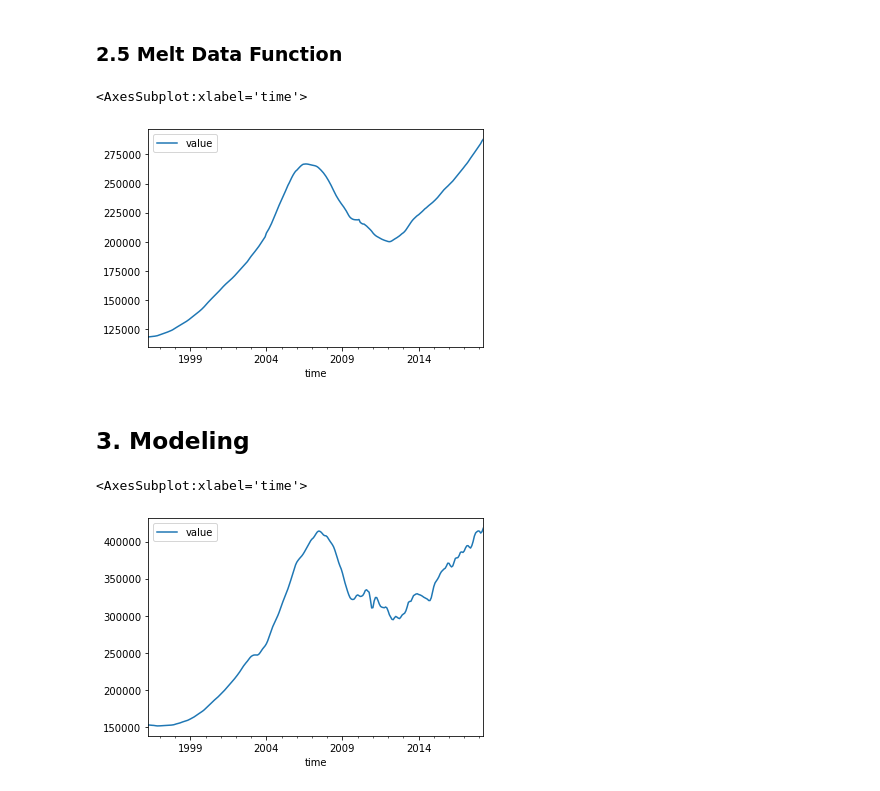
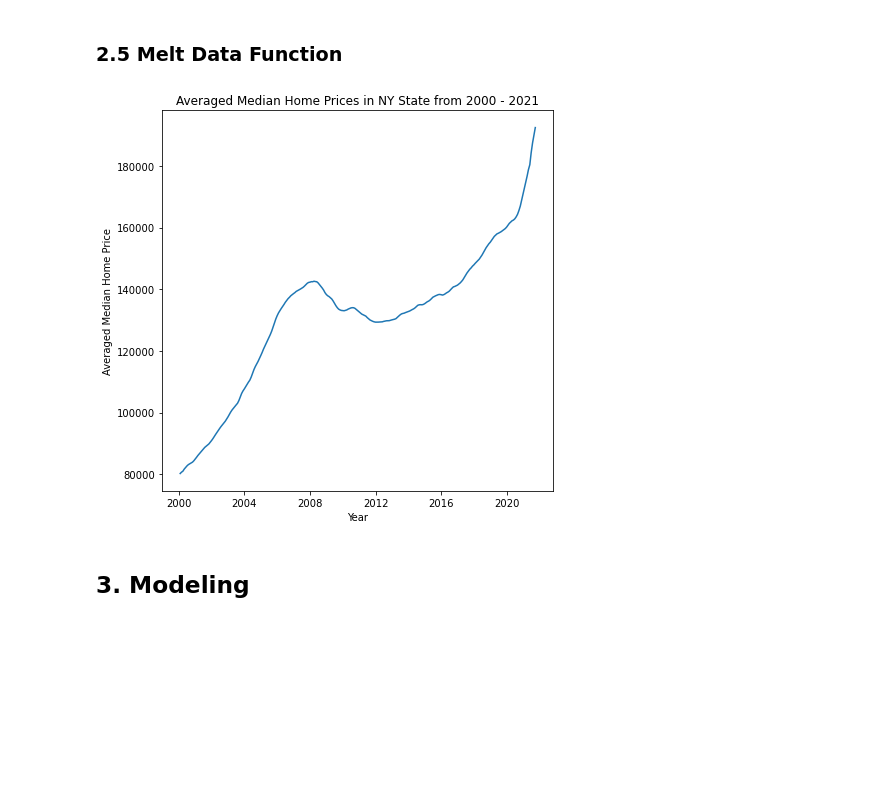
Before and after one commit to MellissaValle/Zillow_Real_Estate_Time_Series_analysis, a Jupyter notebook: Aidan/Aidan's Notebook.ipynb, the cells around one changed output. Saved outputs shown, nothing was run; the diff lists cells and outputs as text; code cells hidden in the pictures; blank space fills up the shorter version.

Commit message:
add city data

```diff
--- a/Aidan/Aidan's Notebook.ipynb
+++ b/Aidan/Aidan's Notebook.ipynb
@@ -24,13 +28,13 @@ warnings.filterwarnings('ignore')
 ### 2.2 Importing the Zillow Data as a Pandas Dataframe
 # %%
 # Importing the data from the csv
-df = pd.read_csv('Data/zillow_data.csv')
+df = pd.read_csv('Data/zillow_metro_areas.csv')
 
 # Taking a look at the shape of the dataset
 print(df.shape)
 
-# This line will tell us if there are any rows where RegionName repeats
-print(f'There are {len(df["RegionName"].value_counts())} distinct values in RegionName')
+# This line will tell us how many of our rows represent metro areas
+print(df.RegionType.value_counts())
 
 # Examining the first five rows of our dataframe
 df.head()
@@ -116,0 +61,9 @@ df_ny
+# %%
+# Making a dataframe of just New York
+df_ny = df[df['StateName'] == 'NY']
+
+# Seeing how many rows we get
+print(df_ny.shape)
+
+# Sanity check
+df_ny.head()
@@ -116,0 +83,9 @@ df_ny
+# %%
+# Checking our dataframe for NaN values
+print(f'There are {df_ny.isna().sum().sum()} NaNs in our original dataframe')
+
+# Backfilling that single NaN
+df_ny.fillna(method='bfill', inplace=True)
+
+# Sanity check
+print(f'There are {df_ny.isna().sum().sum()} NaNs after using backfill')
@@ -127,8 +137,7 @@ def melt_data(df):
     If more than one row is passes in the wide-form dataset, the values column
     will be the mean of the values from the datetime columns in all of the rows.
     """
-
-    melted = pd.melt(df, id_vars=['RegionName', 'RegionID', 'SizeRank', 'City', 'State', 'Metro', 'CountyName'], var_name='time')
+    melted = pd.melt(df, id_vars=['RegionID', 'SizeRank', 'RegionName', 'RegionType', 'StateName'], var_name='time')
     melted['time'] = pd.to_datetime(melted['time'], infer_datetime_format=True)
     melted = melted.dropna(subset=['value'])
     return melted.groupby('time').aggregate({'value':'mean'})
@@ -137,17 +144,14 @@ df_melted = melt_data(df)
 # %%
-# Plotting the average value of all the rows as a single time series
-df_melted.plot()
+# Melting the New York dataframe
+df_ny_melted = melt_data(df_ny)
+
+# Plotting the average time series for all of NY state
+fig, ax = plt.subplots(figsize=(7,7))
+plt.plot(df_ny_melted)
+plt.title('Averaged Median Home Prices in NY State from 2000 - 2021')
+plt.xlabel('Year')
+plt.ylabel('Averaged Median Home Price');
 # %% [output]
-<AxesSubplot:xlabel='time'>
-[figure, old version]
+[figure, new version]
 # %% [markdown]
 ## 3. Modeling
-# %%
-test_row = pd.DataFrame(df_ny.iloc[0:1])
-
-test_melted = melt_data(test_row)
-
-test_melted.plot()
-# %% [output]
-<AxesSubplot:xlabel='time'>
-[figure, removed]
```
Also changed, not shown: parts of 41 cells of this notebook, 1 other file.
